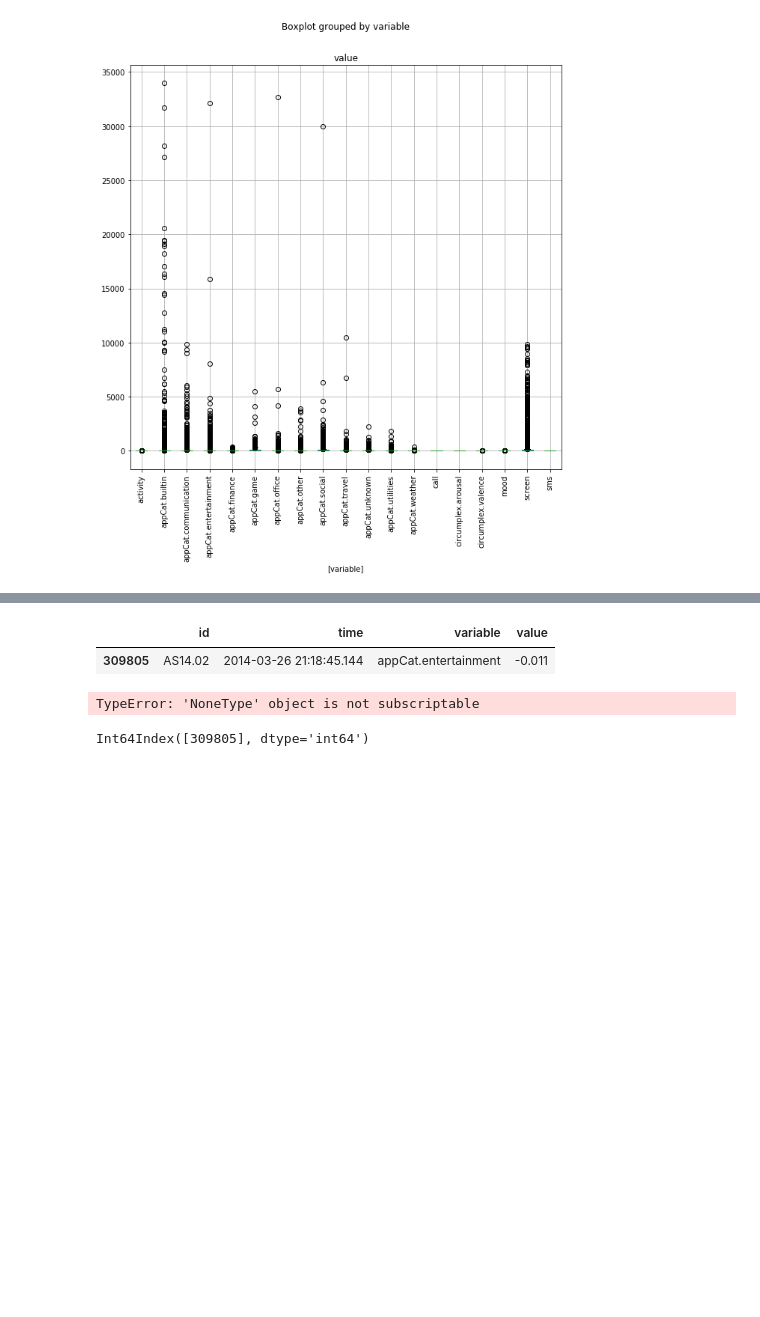
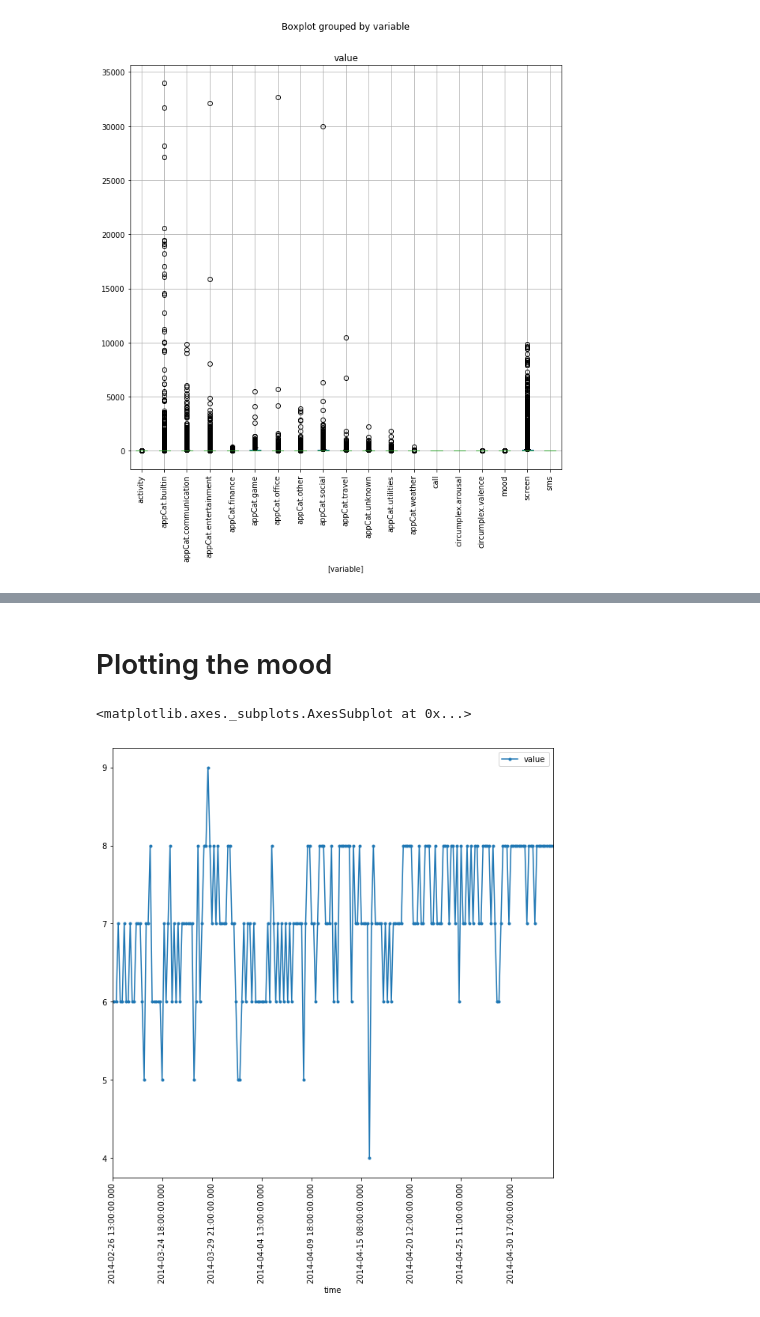
Before and after one commit to Duncan92/data_mining, a Jupyter notebook: assignment1/data_discovery.ipynb, the cells around one changed output, grey strips where cells are left out. Saved outputs shown, nothing was run; the diff lists cells and outputs as text; code cells hidden in the pictures; blank space fills up the shorter version.

```diff
--- a/assignment1/data_discovery.ipynb
+++ b/assignment1/data_discovery.ipynb
@@ -217,19 +226,3 @@ df[['id', 'variable', 'value']].groupby(['variable']).agg(['count', 'sum', 'mean
 | mood | 5641 | 3.944500e+04 | 6.992555 | 1.032769 | 1.000 | 10.000 |
 | screen | 96578 | 7.275723e+06 | 75.335206 | 253.822497 | 0.035 | 9867.007 |
 | sms | 1798 | 1.798000e+03 | 1.000000 | 0.000000 | 1.000 | 1.000 |
-# %%
-df[(df['variable'] == 'appCat.entertainment') & (df['value'] < 0)]
-# %% [output]
-|  | id | time | variable | value |
-| 309805 | AS14.02 | 2014-03-26 21:18:45.144 | appCat.entertainment | -0.011 |
-# %%
-remove_rows = df[(df['variable'] == 'appCat.entertainment') & (df['value'] < 0)].index
-df.drop(df.index[remove_rows], inplace=True)
-# %%
-df[(df['variable'] == 'appCat.entertainment') & (df['value'] < 0)].index
-# %% [output]
-TypeError: 'NoneType' object is not subscriptable
-# %%
-remove_rows
-# %% [output]
-Int64Index([309805], dtype='int64')
@@ -237,0 +229,10 @@ df
+# %% [markdown]
+# Plotting the mood
+# %%
+person_id = 'AS14.01'
+person_mood = df[(df['variable'] == 'mood') & (df['id'] == person_id)]
+# %%
+person_mood.plot(x='time', y='value', marker='.', rot=90, figsize=(10, 10))
+# %% [output]
+<matplotlib.axes._subplots.AxesSubplot at 0x...>
+[figure, added]
```
Also changed, not shown: parts of 18 cells of this notebook.
